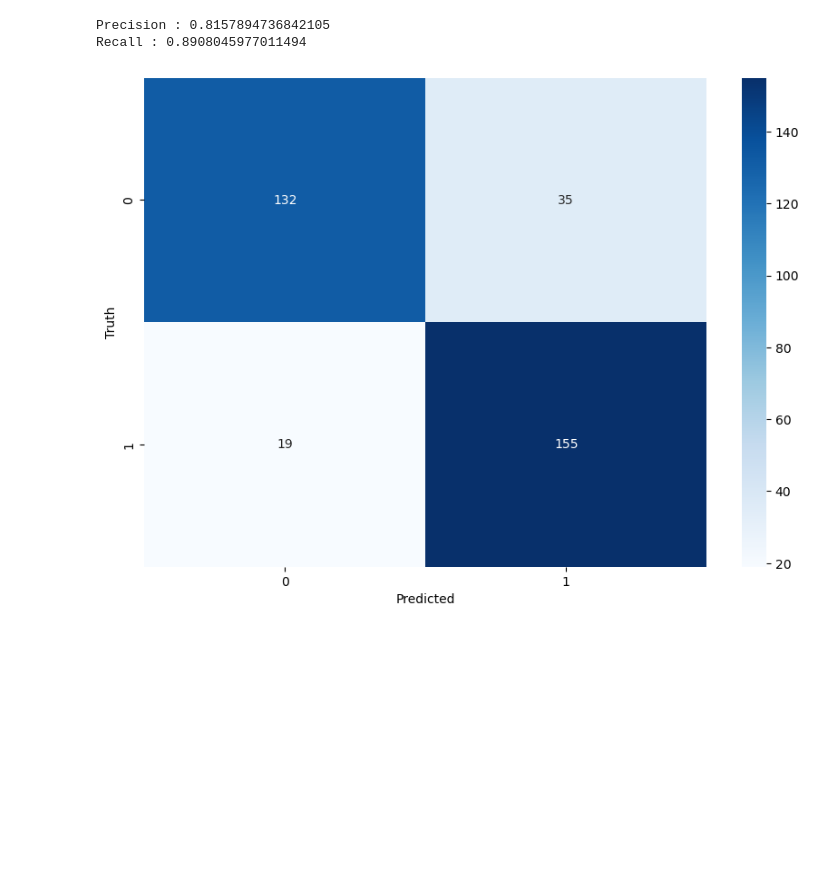
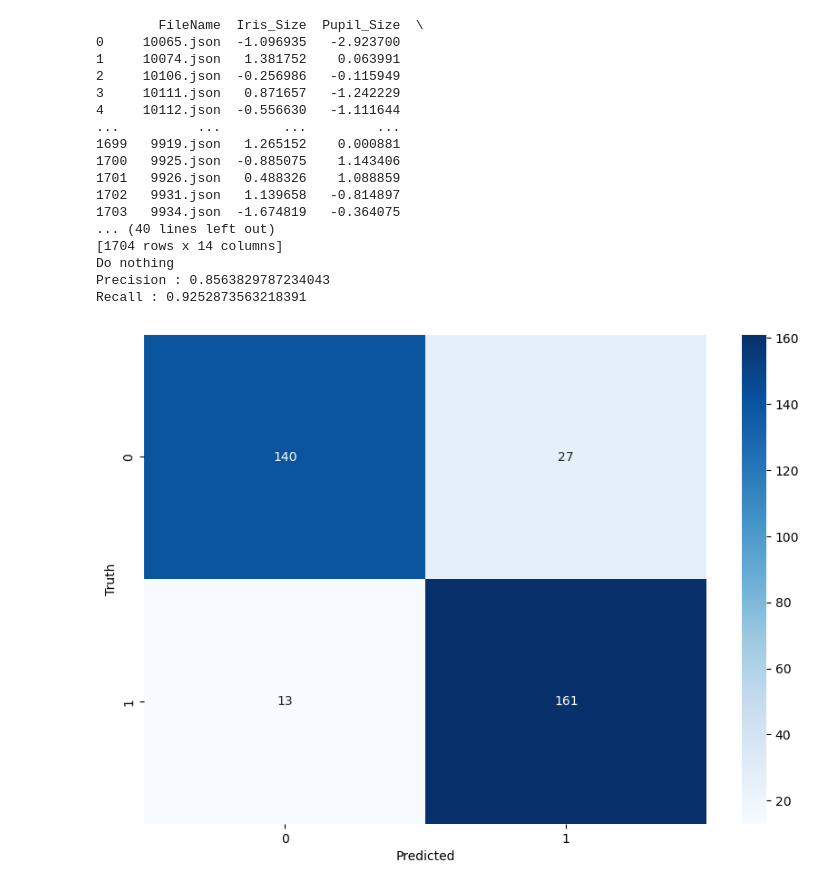
Before and after one commit to 15JoldersmaT/Drowsiness_Detection, a Jupyter notebook: Drowsiness_Detection.ipynb, the cells around one changed output. Cells and saved outputs as stored; diff of their text form; code cells hidden in the pictures; blank space fills up the shorter version.

Commit message:
Improved accuracy by 3% with adding some features and standardizing values.

```diff
--- a/Drowsiness_Detection.ipynb
+++ b/Drowsiness_Detection.ipynb
@@ -69,34 +73,46 @@ Opened size:824
 import pandas as pd
 import json
 import ast
+from sklearn.preprocessing import StandardScaler
+
+#Load dataset
 
 # Initialize an empty list to store iris sizes
 features = []
 
-for file in os.listdir('YOURPATH/sleep/TrainingSet_json/TrainingSet_json'):
+for file in os.listdir('C:/Users/15Jol/Downloads/sleep/TrainingSet_json/TrainingSet_json'):
     if file.endswith('.json'):
 
         #Create an entry for the features dictionary
-        entry = {'FileName': file, 'Iris_Size': 0.0, 'Pupil_Size': 0.0, 'Look_Vec' : (0.0,0.0,0.0), 'Closed': file in filenamesC}
+        entry = {'FileName': file, 'Iris_Size': 0.0, 'Pupil_Size': 0.0, 'Look_Vec' : (0.0,0.0,0.0), 'Light_Intensity': 0.0 ,'HP': (0.0,0.0,0.0), 'Closed': file in filenamesC}
 
-        full_path = os.path.join('YOURPATH', file)
+        full_path = os.path.join('C:/Users/15Jol/Downloads/sleep/TrainingSet_json/TrainingSet_json/', file)
 
         try:
             # Open and read the file
             with open(full_path, 'r') as f:
                 data = json.load(f)
 
-            # Extract the iris_size and add it to the list
+            # Extract the details and add it to the list
             iris_size = data.get('eye_details', {}).get('iris_size', None)
             pupil_size = data.get('eye_details', {}).get('pupil_size', None)
             look_vec = data.get('eye_details', {}).get('look_vec', None)
 
+            light_intensity = data.get('lighting_details', {}).get('light_intensity', None)
+            hp = data['head_pose']
+
+
+
             #print (Look_Vec)
-            #Add the iris_size to the list
+            #Add the features to the list
             entry['Iris_Size'] = float(iris_size)
             entry['Pupil_Size'] = float(pupil_size)
             lvt = ast.literal_eval(look_vec)
             entry['Look_Vec'] = lvt
+            entry['Light_Intensity'] = float(light_intensity)
+            hpt = ast.literal_eval(hp)
+            entry['HP'] = hpt
+
 
             #remove extension for comparing between image and json files
             file = file.split(".")[0]
@@ -161,39 +242,74 @@ import ast
 #Some feature engineering
 df['P-I'] = df['Iris_Size'] / df['Pupil_Size']
 
+#Look Vector
 df['LVX'] = df['Look_Vec'].apply(lambda x: float(x[0]))
 df['LVY'] = df['Look_Vec'].apply(lambda x: float(x[1]))
 df['LVZ'] = df['Look_Vec'].apply(lambda x: float(x[2]))
+
+#Head pose
+df['HPX'] = df['HP'].apply(lambda x: float(x[0]))
+df['HPY'] = df['HP'].apply(lambda x: float(x[1]))
+df['HPZ'] = df['HP'].apply(lambda x: float(x[2]))
+
+print (df)
+
+# Standardize DataFrame
+for column in df.columns:
+    df[column] = standardize_column(df[column])
+
+#print(df)
+
 
 #increase max iterations to help with model convergence
 clf = LogisticRegression(max_iter=500)
 
 #Splitting the dataset into training and testing sets, use random state for testing
-x_train, x_test, y_train, y_test = train_test_split(df[['Iris_Size', 'Pupil_Size', 'P-I', 'LVX', 'LVY', 'LVZ']], df['Closed'], test_size=0.2, random_state=42)
+x_train, x_test, y_train, y_test = train_test_split(df[['Iris_Size', 'Pupil_Size', 'Light_Intensity' ,'P-I', 'LVX', 'LVY', 'LVZ', 'HPX', 'HPY', 'HPZ']], df['Closed'], test_size=0.2, random_state=42)
 
 #Fit
 clf.fit(x_train, y_train)
 
 #Predict
 y_pred = clf.predict(x_test)
 
 #Confusion Matrix for model analysis
 cm = confusion_matrix(y_test, y_pred)
 
 #Analyzing the results of our Logistic Regression Model
 precision_score = sklearn.metrics.precision_score(y_test, y_pred)
 recall_score = sklearn.metrics.recall_score(y_test, y_pred)
 
 print ('Precision :', precision_score)
 print ('Recall :' , recall_score)
 
 
+#Decision_Function = clf.decision_function(x_test)
+#print('Output of Decision Function is:', Decision_Function)
+#print('Prediction for x_test from classifier is:', y_pred)
+
+
 plt.figure(figsize=(10, 7))
 sns.heatmap(cm, annot=True, fmt='d', cmap='Blues')
 plt.xlabel('Predicted')
 plt.ylabel('Truth')
 plt.show()
 # %% [output]
-Precision : 0.8157894736842105
-Recall : 0.8908045977011494
+        FileName  Iris_Size  Pupil_Size  \
+0     10065.json  -1.096935   -2.923700
+1     10074.json   1.381752    0.063991
+2     10106.json  -0.256986   -0.115949
+3     10111.json   0.871657   -1.242229
+4     10112.json  -0.556630   -1.111644
+...          ...        ...         ...
+1699   9919.json   1.265152    0.000881
+1700   9925.json  -0.885075    1.143406
+1701   9926.json   0.488326    1.088859
+1702   9931.json   1.139658   -0.814897
+1703   9934.json  -1.674819   -0.364075
+... (40 lines left out)
+[1704 rows x 14 columns]
+Do nothing
+Precision : 0.8563829787234043
+Recall : 0.9252873563218391
-[figure, old version]
+[figure, new version]
```
Also changed, not shown: parts of 5 cells of this notebook.
